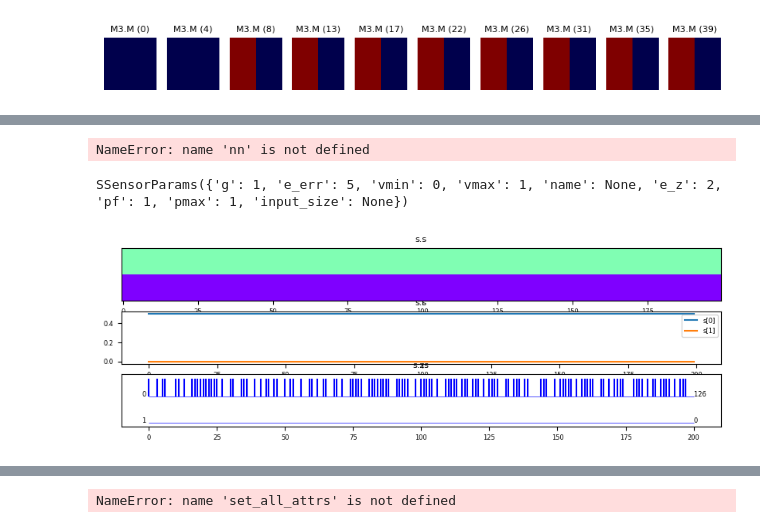
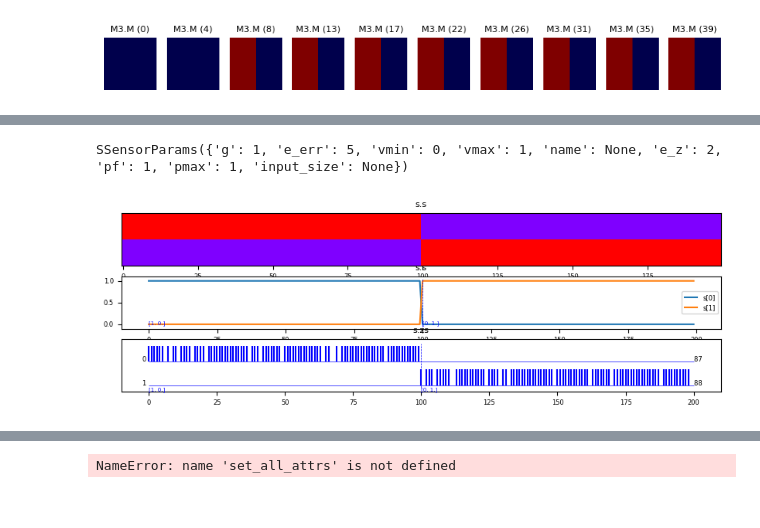
Before and after one commit to einnovator/spikeml, a Jupyter notebook: nb/snn.ipynb, the cells around one changed output, grey strips where cells are left out. Drawn from its saved outputs; the diff is of its cells as text; code cells hidden in the pictures.

```diff
--- a/nb/snn.ipynb
+++ b/nb/snn.ipynb
@@ -391,10 +389,19 @@ zs: [1 0] zy: [1 1]
 # %%
-def _test_nn(nn, T=None, n=None, options=None, plot=True, log_step=1):
-    if n is None:
-        n = nn.shape[-1]
-    s = np.zeros(n)
-    s[0] = 1
+def _test_signal(n=2, dc=False, T=100, L=1, value=1):
+    if dc:
+        return signal_dc(n, T=T, s=0, value=value)
+    else:
+        return signal_pulse(n, T=100, L=L, s=[i for i in range(0,n)], value=1)
+
+def _test_nn(nn, ss=None, T=100, n=None, options=None, plot=True, log_step=1):
+    if ss is None:
+        if n is None:
+            n = nn.shape[-1]
+        ss = _test_signal(n, dc=False, T=T, L=1, value=1)
+    if T is None:
+        T = ss.shape[0]
     for t in range(0,T):
+        s = ss[t]
         debug_ = log_step>=0 and (t==0 or t==T-1 or (log_step>0 and t%log_step==0))
         _ = nn(s)
         if debug_:
@@ -442,15 +411,0 @@ nn: s=[1. 0.] | zs=[1 0] -> y=[0. 0.] | zy=[0 0]
-# %%
-def compute_final(monitor):
-    zy = monitor.zy
-    zy = np.array(zy).T
-    print(zy)
-
-    cov = np.cov(zy[0], zy[1]) #[0,1]	measure of joint variability	unbounded
-    cc = np.corrcoef(zy[0], zy[1])#[0,1]
-    print(f'cov:\n{cov}')
-    print(f'cc:\n{cc}')
-    print(f'cov: {cov[0,1]:.3f} ; cc:{cc[0,1]:.3f}')
-
-#compute_final(nn.monitor)
-# %% [output]
-NameError: name 'nn' is not defined
@@ -459,20 +412,24 @@ NameError: name 'nn' is not defined
 # %%
-def test_sensor(T=1, log_step=1, options=None, plot=False):
+def test_sensor(n = 2, T=100, L=1, ss=None, log_step=1, options=None, plot=False):
     params = SSensorParams()
     print(params)
-    sensor = SSensor(n=2, name='s', params=params, auto_sample=True, monitor=True, viewer=True)
-    sx = np.zeros(sensor.s.shape[0])
-    sx[0] = .5
+    sensor = SSensor(n=n, name='s', params=params, auto_sample=True, monitor=True, viewer=True)
+    if ss is None:
+        ss = _test_signal(n, dc=False, T=T, L=L, value=1)
+    if T is None:
+        T = ss.shape[0]
     for t in range(0,T):
+        if ss is not None:
+            sx = ss[t]
         debug_ = log_step>=0 and (t==0 or t==T-1 or (log_step>0 and t%log_step==0))
         s,zs = sensor(sx)
         if debug_:
             print(f't={t}')
             sensor.log(options)
     sensor.render(options)
     return sensor
 
-sensor = test_sensor(T=200, log_step=-1, plot=True, options={})
+sensor = test_sensor(T=200, L=2, log_step=-1, plot=True, options={})
 # %% [output]
 SSensorParams({'g': 1, 'e_err': 5, 'vmin': 0, 'vmax': 1, 'name': None, 'e_z': 2, 'pf': 1, 'pmax': 1, 'input_size': None})
-[figure, old version]
+[figure, new version]
```
Also changed, not shown: parts of 21 cells of this notebook, 20 other files.
